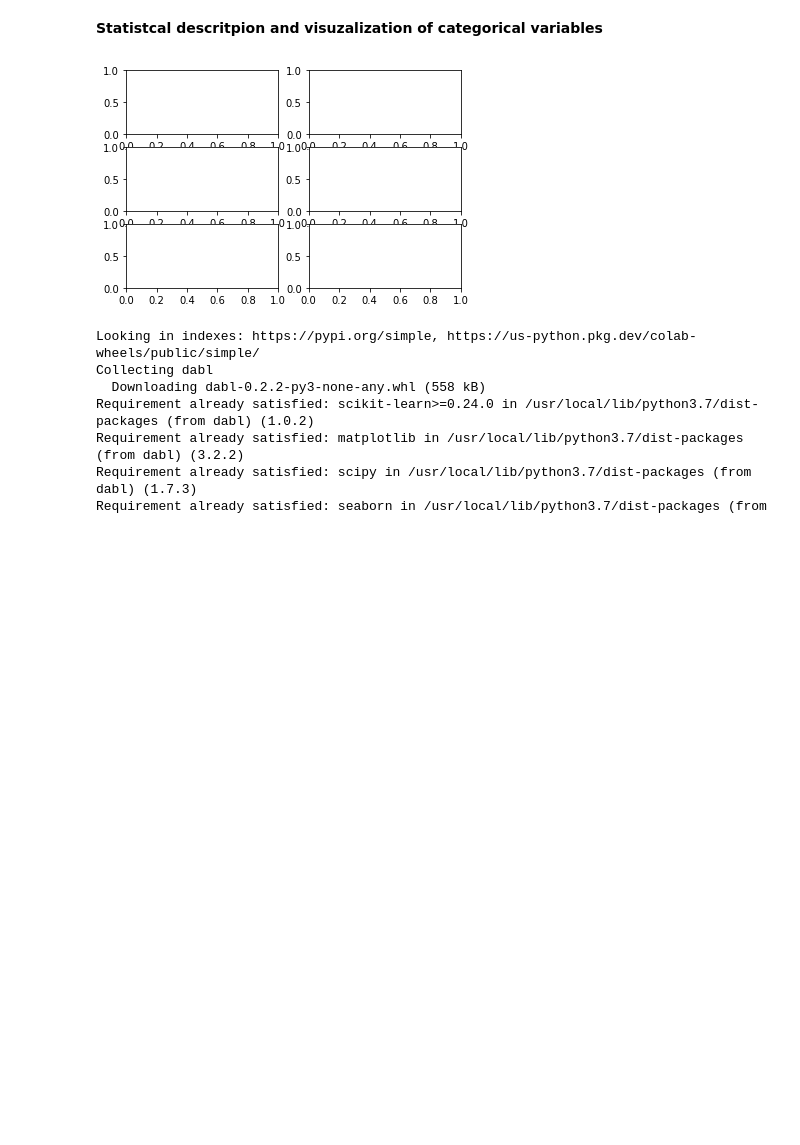
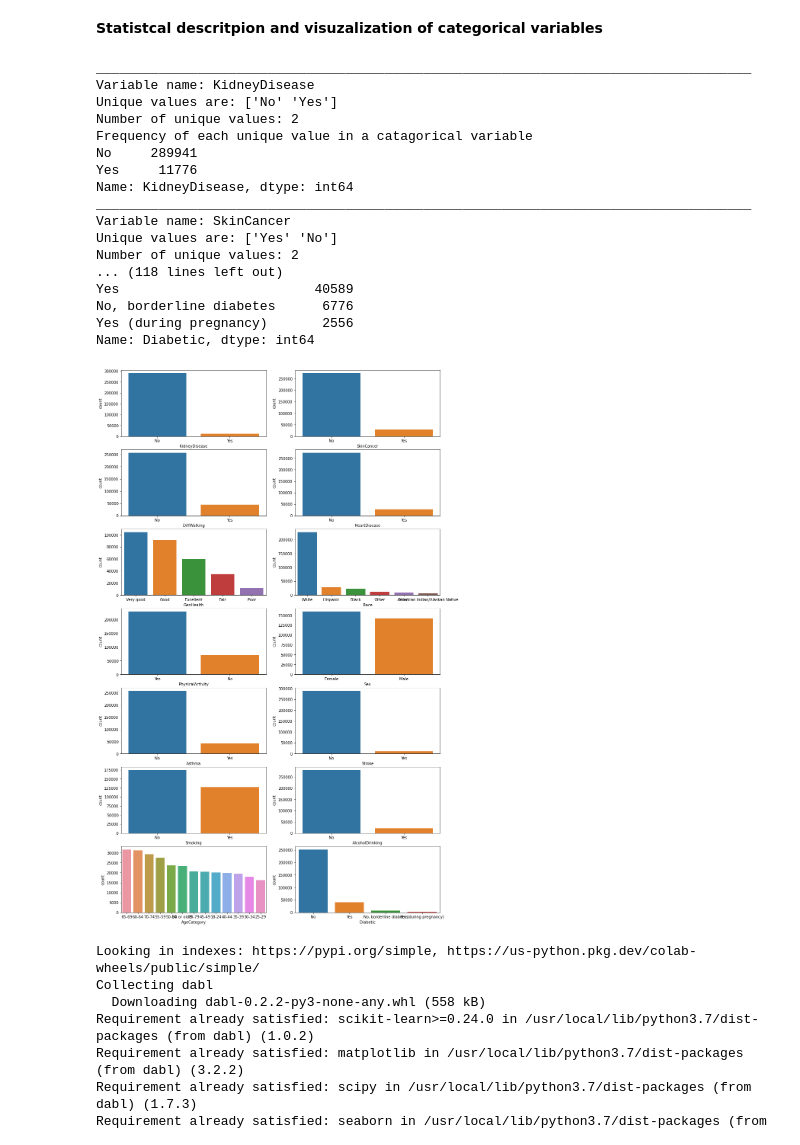
Before and after one commit to lamisghoualmi/App-Personal-Key-Indicators-of-Heart-Disease, a Jupyter notebook: HeartDisease_Analysis_Prediciton.ipynb, the cells around one changed output. Drawn from its saved outputs; the diff is of its cells as text; code cells hidden in the pictures; blank space fills up the shorter version.

```diff
--- a/HeartDisease_Analysis_Prediciton.ipynb
+++ b/HeartDisease_Analysis_Prediciton.ipynb
@@ -94,29 +94,48 @@ SkinCancer - 0%
 # %%
 
 
 cols = df.columns
 num_cols = df._get_numeric_data().columns
 Categ_cols=list(set(cols) - set(num_cols))
 lenght=len(Categ_cols)
-fig, axes = plt.subplots(3, 2)
+
+plt.figure(figsize = (15,30))
 for i in range (lenght):
     print('____________________________________________________________________________________')
     #Variable
     print('Variable name:' ,Categ_cols[i])
     #Unique values
     print('Unique values are:', df[Categ_cols[i]].unique())
     #Number of unique values
     print('Number of unique values:',df[Categ_cols[i]].nunique())
     # Frequencies of categorical variables
     FreqValue=df[Categ_cols[i]].value_counts()
     print('Frequency of each unique value in a catagorical variable')
     print(FreqValue)
     #Visualization of the categoricals data
-    fig = plt.figure(figsize=(10,6))
-    plt.title(Categ_cols[i],fontsize=15)
+    #fig = plt.figure(figsize=(10,6))
+    plt.subplot(8,2,i+1)
+    #plt.title(Categ_cols[i],fontsize=15)
     ax = sns.countplot(x=df[Categ_cols[i]],  order=df[Categ_cols[i]].value_counts(ascending=False).index);
 # %% [output]
+____________________________________________________________________________________
+Variable name: KidneyDisease
+Unique values are: ['No' 'Yes']
+Number of unique values: 2
+Frequency of each unique value in a catagorical variable
+No     289941
+Yes     11776
+Name: KidneyDisease, dtype: int64
+____________________________________________________________________________________
+Variable name: SkinCancer
+Unique values are: ['Yes' 'No']
+Number of unique values: 2
+... (118 lines left out)
+Yes                         40589
+No, borderline diabetes      6776
+Yes (during pregnancy)       2556
+Name: Diabetic, dtype: int64
-[figure, old version]
+[figure, new version]
 # %%
 pip install dabl
 # %% [output]
```
Also changed, not shown: parts of 1 cell of this notebook.
